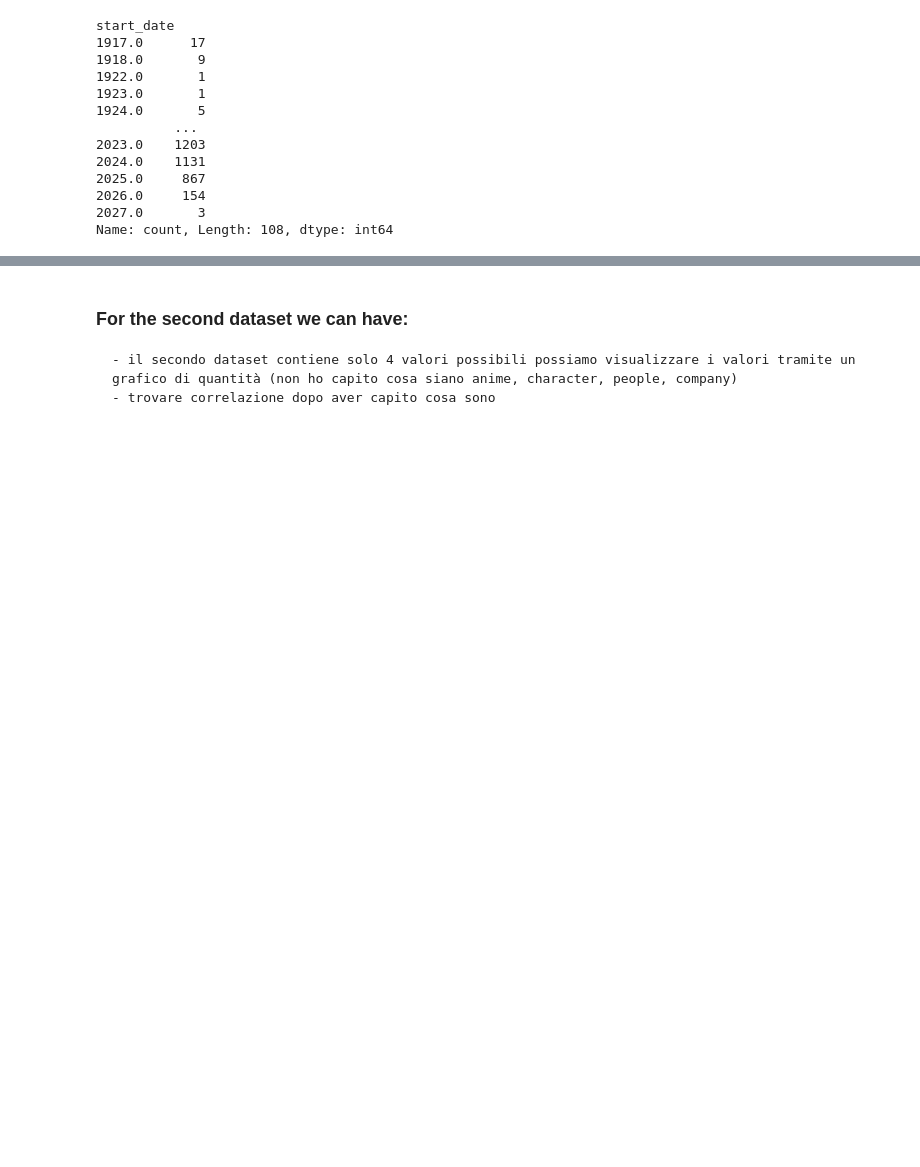
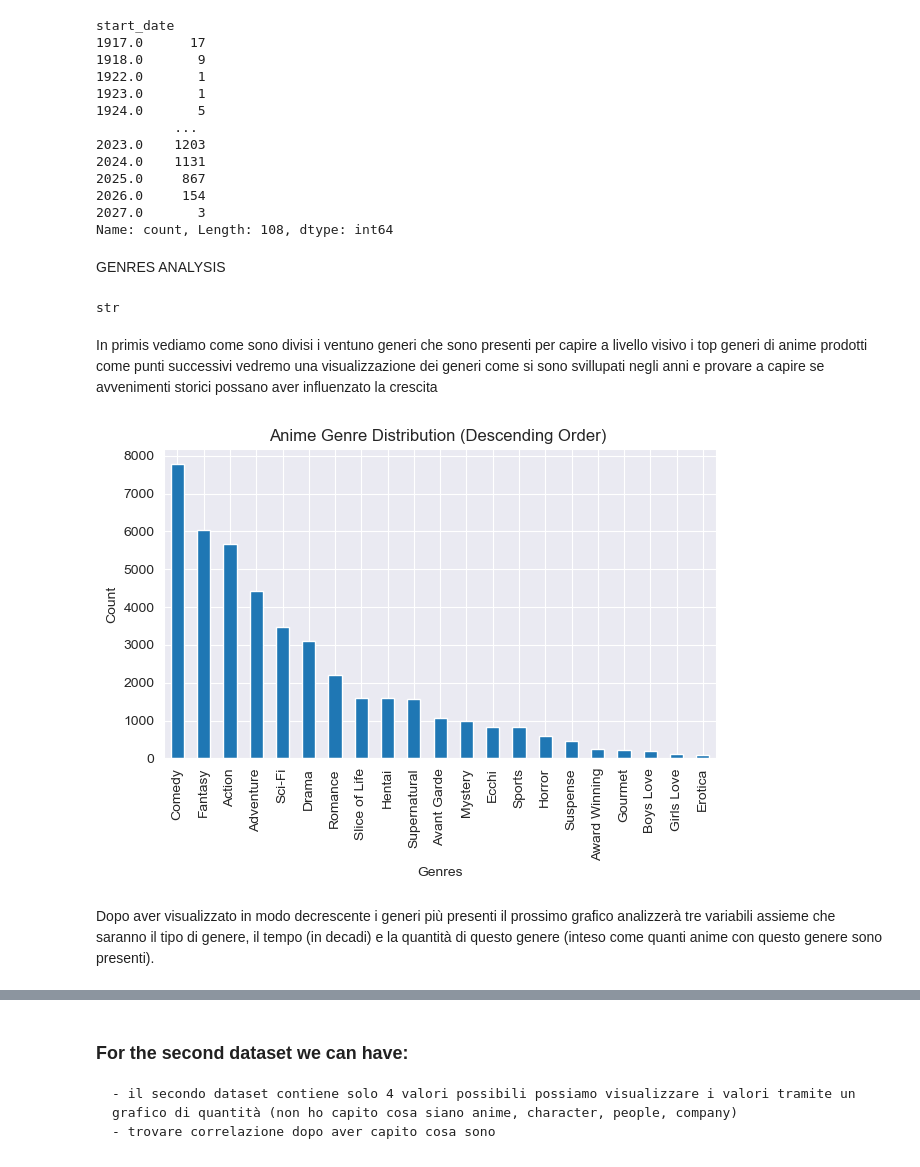
Before and after one commit to denis-budau/HCI-TWEB_2025-26, a Jupyter notebook: solution/data_visualitation.ipynb, the cells around one changed output, grey strips where cells are left out. Drawn from its saved outputs; the diff is of its cells as text; code cells hidden in the pictures; blank space fills up the shorter version.

```diff
--- a/solution/data_visualitation.ipynb
+++ b/solution/data_visualitation.ipynb
@@ -102,3 +123,30 @@ start_date
 2026.0     154
 2027.0       3
 Name: count, Length: 108, dtype: int64
+# %% [markdown]
+GENRES ANALYSIS
+# %%
+# check type of genres rows to do explode
+type(anime_details_df["genres"].iloc[0])
+# %% [output]
+str
+# %%
+# to list from string
+anime_details_df["genres"] = anime_details_df["genres"].apply(ast.literal_eval)
+
+df_vis = anime_details_df.explode('genres')
+genres_counts = df_vis["genres"].value_counts().sort_index()
+# %% [markdown]
+In primis vediamo come sono divisi i ventuno generi che sono presenti per capire a livello visivo i top generi di anime prodotti come punti successivi vedremo una visualizzazione dei generi come si sono svillupati negli anni e provare a capire se avvenimenti storici possano aver influenzato la crescita
+# %%
+genres_counts.sort_values(ascending=False).plot(kind="bar")
+
+plt.xlabel("Genres")
+plt.ylabel("Count")
+plt.title("Anime Genre Distribution (Descending Order) ")
+plt.tight_layout()
+plt.show()
+# %% [output]
+[figure, added]
+# %% [markdown]
+Dopo aver visualizzato in modo decrescente i generi più presenti il prossimo grafico analizzerà tre variabili assieme che saranno il tipo di genere, il tempo (in decadi) e la quantità di questo genere (inteso come quanti anime con questo genere sono presenti).
```
Also changed, not shown: parts of 9 cells of this notebook, 1 other file.
